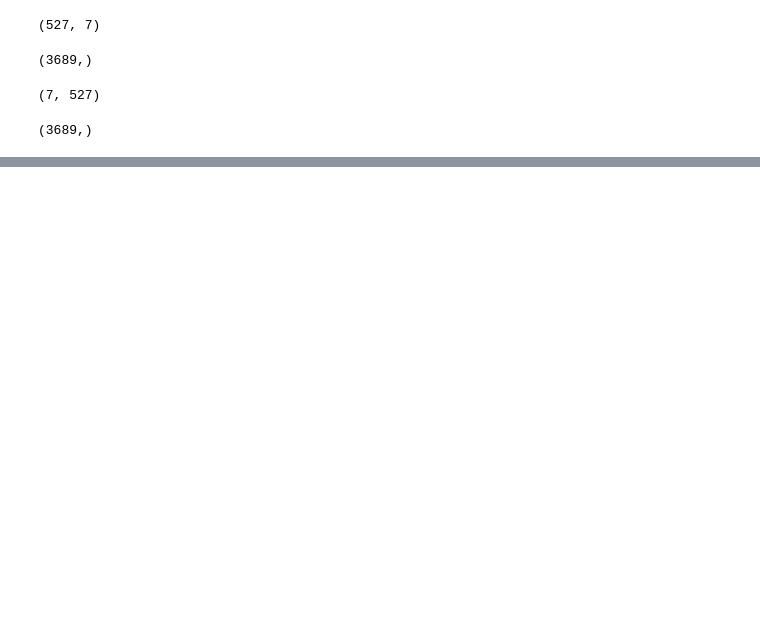
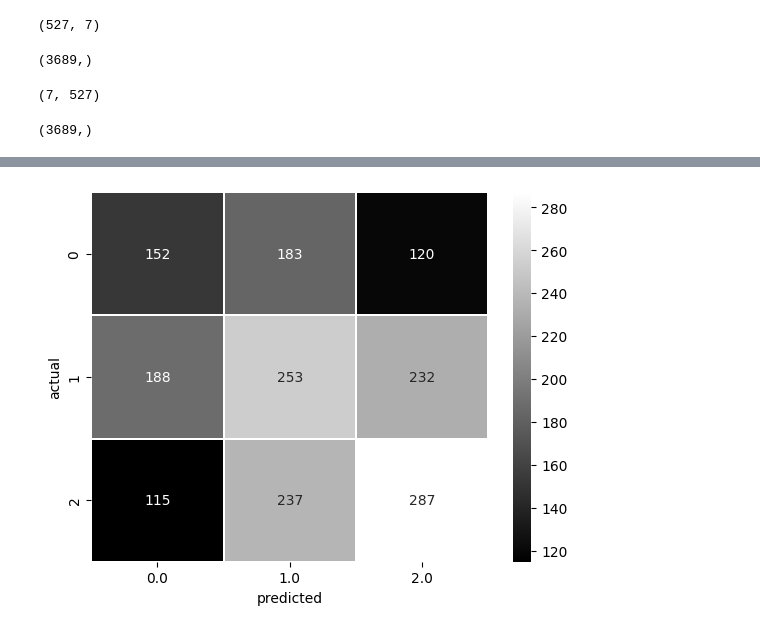
Before and after one commit to TheLab75/ParisDeepAirProject, a Jupyter notebook: notebooks/Louis/Louis_4_Full pipe.ipynb, the cells around one changed output, grey strips where cells are left out. Drawn from its saved outputs; the diff is of its cells as text; code cells hidden in the pictures; blank space fills up the shorter version.

```diff
--- a/notebooks/Louis/Louis_4_Full pipe.ipynb
+++ b/notebooks/Louis/Louis_4_Full pipe.ipynb
@@ -331,0 +311,3 @@ sns.heatmap(confusion_matrix, annot=True, fmt=".0f", linewidths = 0.01);
+# %%
+y_true = df['ATMO']
+y_true
@@ -331,0 +328,5 @@ sns.heatmap(confusion_matrix, annot=True, fmt=".0f", linewidths = 0.01);
+# %%
+df_baseline = df.copy()
+df_baseline['ATMO_baseline'] = df_baseline['ATMO'].shift(periods=8,axis=0) #creation of y_pred by shifting target of 7 days
+y_baseline = df_baseline['ATMO_baseline'][8:] #take off the 7 first values to drop nan
+y_baseline
@@ -331,0 +347,12 @@ sns.heatmap(confusion_matrix, annot=True, fmt=".0f", linewidths = 0.01);
+# %%
+results_df = pd.DataFrame({"actual": y_true,
+                           "predicted": y_baseline})
+
+confusion_matrix = pd.crosstab(index= results_df['actual'],
+                               columns = results_df['predicted'])
+# %%
+#Create a Confusion Matrix heatmap from the above data
+import seaborn as sns
+sns.heatmap(confusion_matrix, annot=True, fmt=".0f", linewidths = 0.01, cmap='gray');
+# %% [output]
+[figure, added]
```
Also changed, not shown: parts of 17 cells of this notebook, 4 other files.
